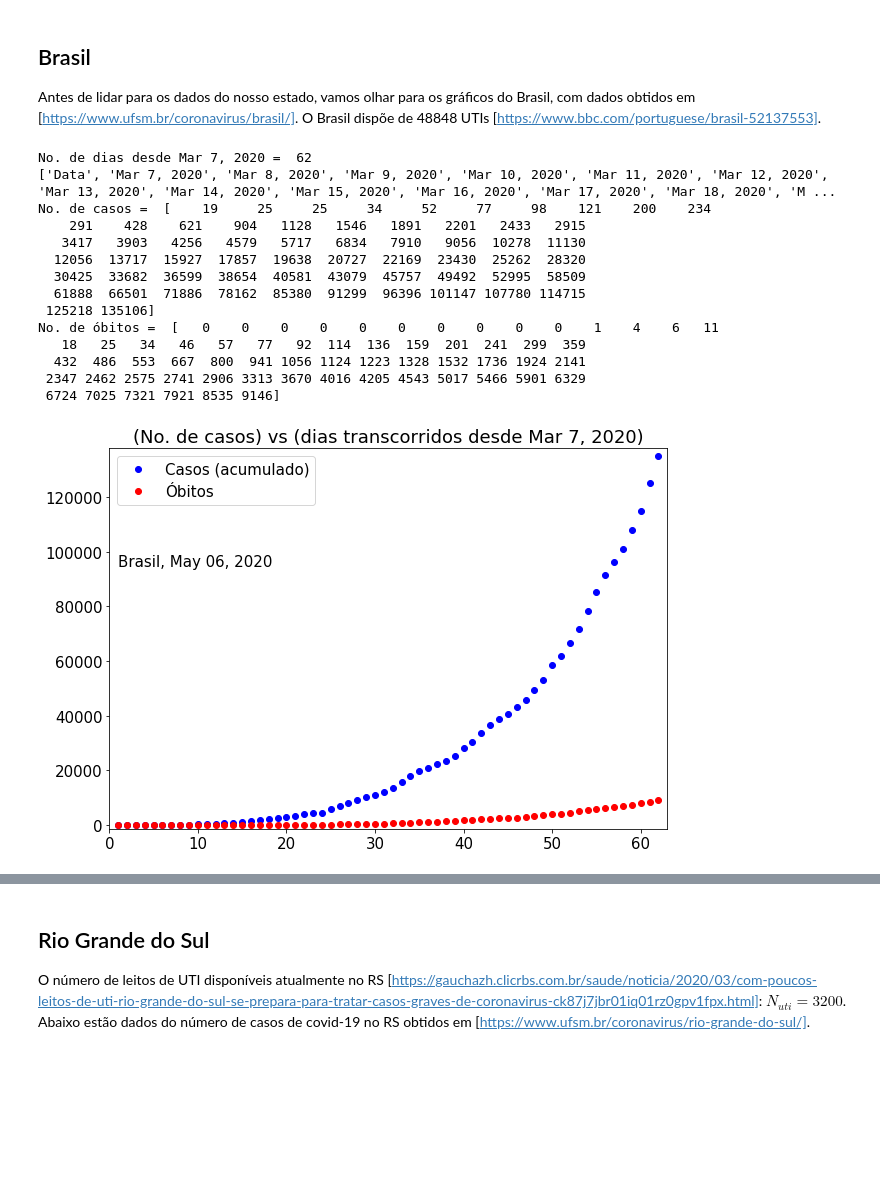
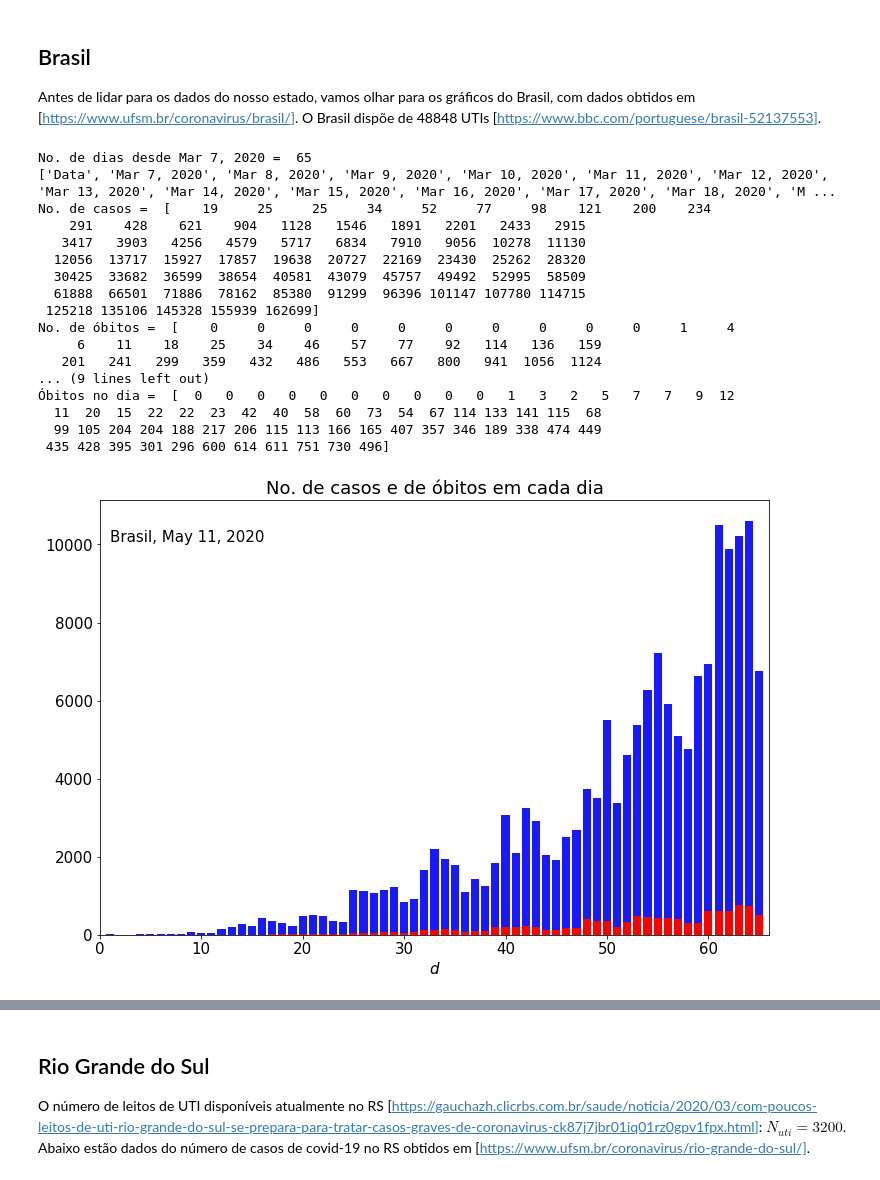
Before and after one commit to jonasmaziero/jupyterQ, a Jupyter notebook: covid19.ipynb, the cells around one changed output, grey strips where cells are left out. Drawn from its saved outputs; the diff is of its cells as text; code cells hidden in the pictures; blank space fills up the shorter version.

```diff
--- a/covid19.ipynb
+++ b/covid19.ipynb
@@ -52,5 +52,13 @@ def dcritico(Nuti,Puti,b,Ni):
     Nc = (100*Nuti)/Puti
     dc = (math.log10(Nc)-math.log10(Ni))/b
     return dc, Nc
+# %%
+def plot_diario(lugar,data):
+    fig = plt.figure(figsize=(12,8)); plt.rcParams.update({'font.size': 15})
+    plt.bar(dia,casos_diario,color='blue',alpha=0.9); plt.bar(dia,obitos_diario,color='red')
+    plt.xlabel(r'$d$', fontsize=15); plt.xlim(0,ndias+1)#; plt.ylim(0,)
+    plt.title('No. de casos e de óbitos em cada dia')
+    plt.annotate(lugar+', '+data, xy=(1,0.95*cdmax), xytext=(1,0.95*cdmax), fontsize=15,color='black')
+    plt.show()
 # %%
 def plot_casos(lugar,data):
@@ -184,8 +192,16 @@ if cmin <= 1:
     lcmin = 0
 else:
     lcmin = math.log10(cmin)
+casos_diario = np.zeros(ndias); casos_diario[0] = casos[0]
+for j in range(1,ndias):
+    casos_diario[j] = casos[j] - casos[j-1]
+cdmax = np.amax(casos_diario); print('Casos no dia = ',casos_diario.astype(int))
+obitos_diario = np.zeros(ndias); obitos_diario[0] = obitos[0]
+for j in range(1,ndias):
+    obitos_diario[j] = obitos[j] - obitos[j-1]
+print('Óbitos no dia = ',obitos_diario.astype(int))
 # %% [output]
-No. de dias desde Mar 7, 2020 =  62
+No. de dias desde Mar 7, 2020 =  65
 ['Data', 'Mar 7, 2020', 'Mar 8, 2020', 'Mar 9, 2020', 'Mar 10, 2020', 'Mar 11, 2020', 'Mar 12, 2020', 'Mar 13, 2020', 'Mar 14, 2020', 'Mar 15, 2020', 'Mar 16, 2020', 'Mar 17, 2020', 'Mar 18, 2020', 'M ...
 No. de casos =  [    19     25     25     34     52     77     98    121    200    234
     291    428    621    904   1128   1546   1891   2201   2433   2915
@@ -193,13 +209,16 @@ No. de casos =  [    19     25     25     34     52     77     98    121    200
   12056  13717  15927  17857  19638  20727  22169  23430  25262  28320
   30425  33682  36599  38654  40581  43079  45757  49492  52995  58509
   61888  66501  71886  78162  85380  91299  96396 101147 107780 114715
- 125218 135106]
-No. de óbitos =  [   0    0    0    0    0    0    0    0    0    0    1    4    6   11
-   18   25   34   46   57   77   92  114  136  159  201  241  299  359
-  432  486  553  667  800  941 1056 1124 1223 1328 1532 1736 1924 2141
- 2347 2462 2575 2741 2906 3313 3670 4016 4205 4543 5017 5466 5901 6329
- 6724 7025 7321 7921 8535 9146]
+ 125218 135106 145328 155939 162699]
+No. de óbitos =  [    0     0     0     0     0     0     0     0     0     0     1     4
+     6    11    18    25    34    46    57    77    92   114   136   159
+   201   241   299   359   432   486   553   667   800   941  1056  1124
+... (9 lines left out)
+Óbitos no dia =  [  0   0   0   0   0   0   0   0   0   0   1   3   2   5   7   7   9  12
+  11  20  15  22  22  23  42  40  58  60  73  54  67 114 133 141 115  68
+  99 105 204 204 188 217 206 115 113 166 165 407 357 346 189 338 474 449
+ 435 428 395 301 296 600 614 611 751 730 496]
 # %%
-plot_casos('Brasil',data)
+plot_diario('Brasil',data)
 # %% [output]
-[figure, old version]
+[figure, new version]
```
Also changed, not shown: parts of 11 cells of this notebook, 3 other files.
